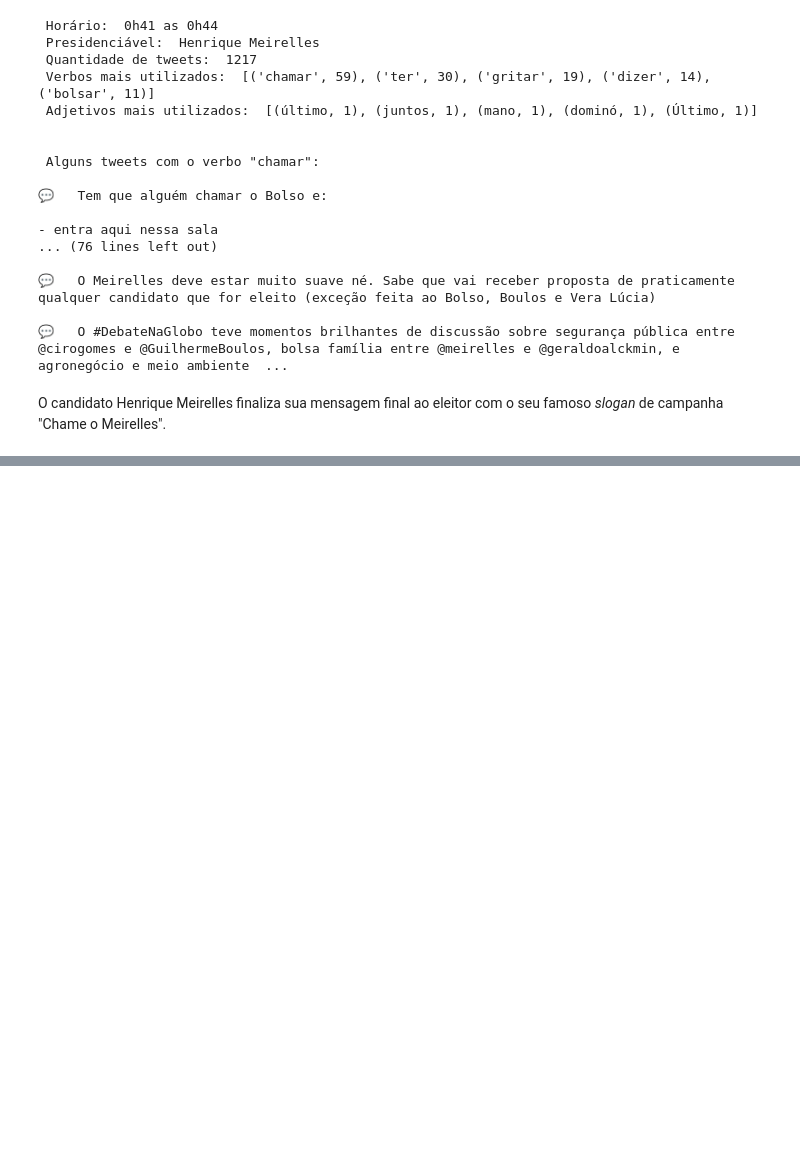
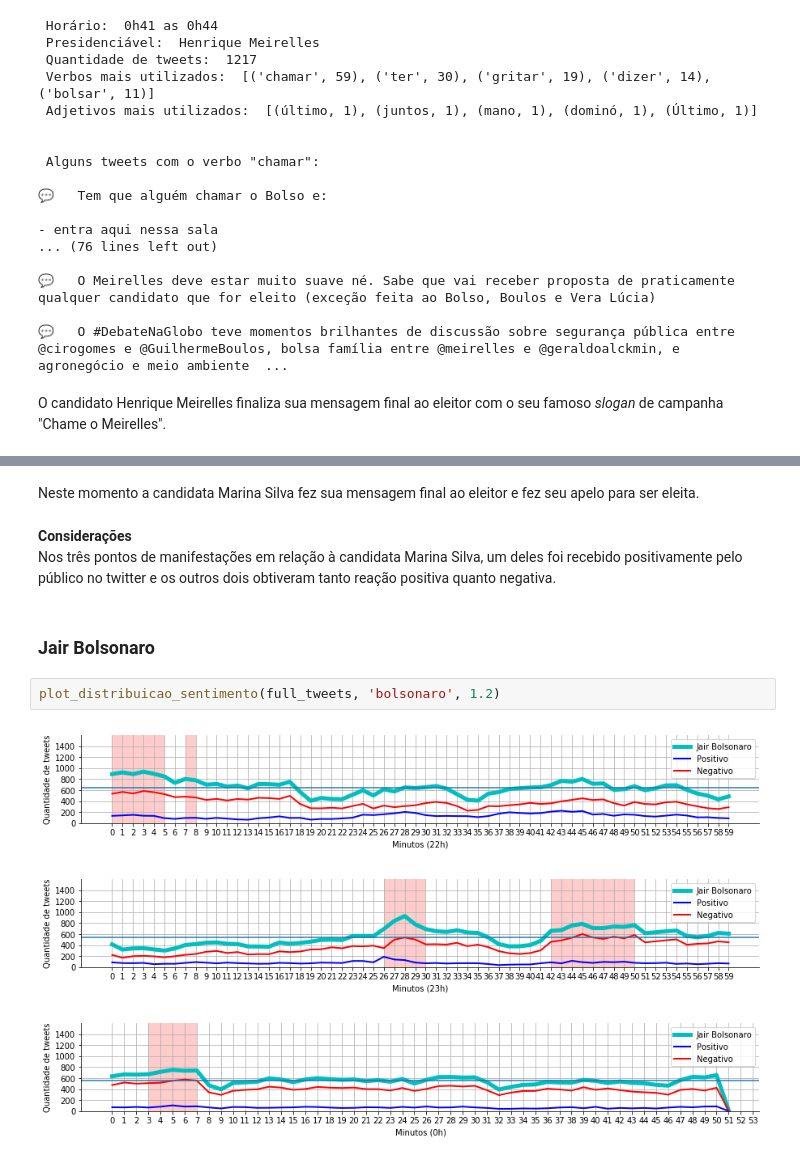
Before and after one commit to bambrozim/DebatePresidenciaveisGlobo2018, a Jupyter notebook: Debate Presidenciáveis Globo - 2018.ipynb, the cells around one changed output, grey strips where cells are left out. Cells and saved outputs as stored; diff of their text form; blank space fills up the shorter version.

```diff
--- a/Debate Presidenciáveis Globo - 2018.ipynb
+++ b/Debate Presidenciáveis Globo - 2018.ipynb
@@ -901,0 +977,13 @@ O candidato Henrique Meirelles finaliza sua mensagem final ao eleitor com o seu
+# %% [markdown]
+Neste momento a candidata Marina Silva fez sua mensagem final ao eleitor e fez seu apelo para ser eleita.
+# %% [markdown]
+**Considerações**<br>
+Nos três pontos de manifestações em relação à candidata Marina Silva, um deles foi recebido positivamente pelo público no twitter e os outros dois obtiveram tanto reação positiva quanto negativa.
+# %% [markdown]
+### Jair Bolsonaro
+# %%
+plot_distribuicao_sentimento(full_tweets, 'bolsonaro', 1.2)
+# %% [output]
+[figure, added]
+[figure, added]
+[figure, added]
```
Also changed, not shown: parts of 17 cells of this notebook.
